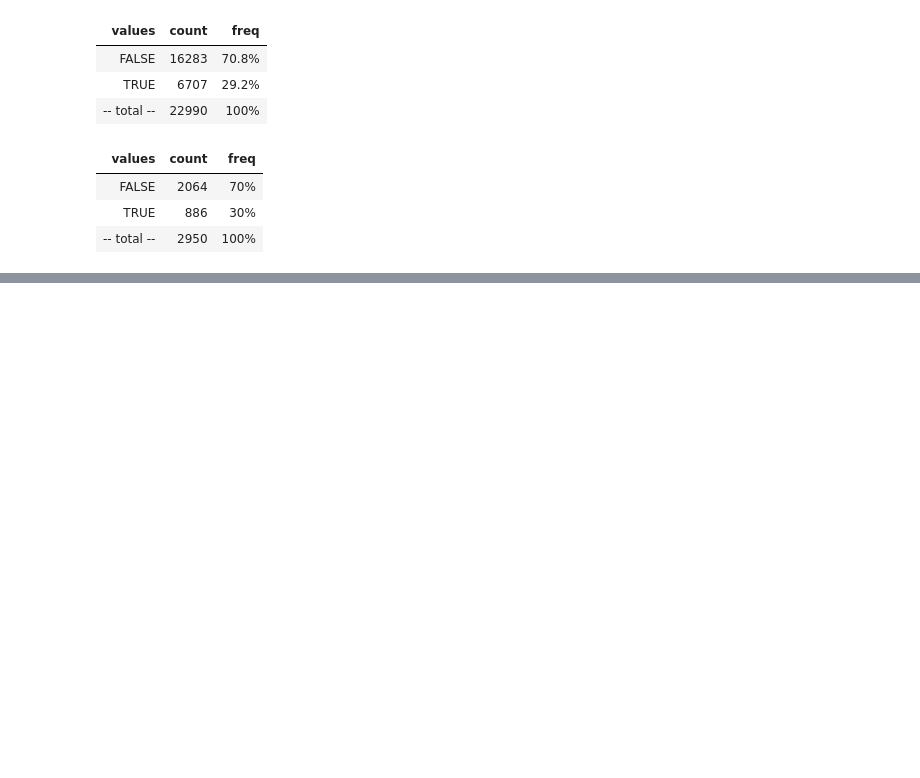
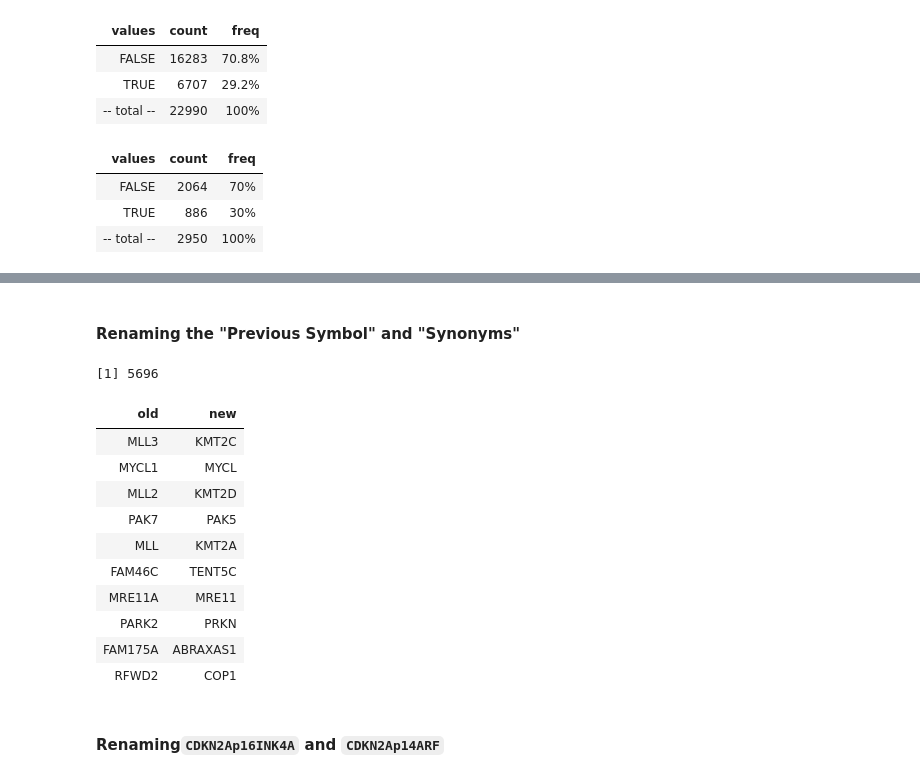
Before and after one commit to ElsaB/impact-annotator, a Jupyter notebook: temp/various.ipynb, the cells around one changed output, grey strips where cells are left out. Drawn from its saved outputs; the diff is of its cells as text; code cells hidden in the pictures; blank space fills up the shorter version.

Commit message:
add Hugo_Symbol correction in final dataset

```diff
--- a/temp/various.ipynb
+++ b/temp/various.ipynb
@@ -179,0 +210,29 @@ get_table(unique(unmatched_keys$Tumor_Sample_Barcode) %in% cbioportal$CASE_ID)
+# %% [markdown]
+#### Renaming the "Previous Symbol" and "Synonyms"
+# %%
+old_Hugo_Symbol = c('MLL3', 'PAK7', 'RFWD2', 'MYCL1', 'MLL2', 'MLL', 'FAM46C', 'MRE11A', 'PARK2', 'FAM175A',
+                    'TCEB1', 'WHSC1', 'WHSC1L1', 'FAM58A', 'SETD8', 'MLL4')
+new_Hugo_Symbol = c('KMT2C', 'PAK5', 'COP1', 'MYCL', 'KMT2D', 'KMT2A', 'TENT5C', 'MRE11', 'PRKN', 'ABRAXAS1',
+                    'ELOC', 'NSD2', 'NSD3', 'CCNQ', 'KMT5A', 'KMT2B')
+
+has_old_symbol <- which(impact$Hugo_Symbol %in% old_Hugo_Symbol)
+length(impact$Hugo_Symbol[has_old_symbol]) # 5696 previous/synonyms symbols!
+# %% [output]
+[1] 5696
+# %%
+dd <- head(unique(impact$Hugo_Symbol[has_old_symbol]), 10)
+dd <- data.frame(dd, new_Hugo_Symbol[match(dd, old_Hugo_Symbol)], row.names = NULL)
+colnames(dd) <- c("old", "new")
+dd
+# %% [output]
+| old | new |
+| MLL3 | KMT2C |
+| MYCL1 | MYCL |
+| MLL2 | KMT2D |
+| PAK7 | PAK5 |
+| MLL | KMT2A |
+| FAM46C | TENT5C |
+| MRE11A | MRE11 |
+| PARK2 | PRKN |
+| FAM175A | ABRAXAS1 |
+| RFWD2 | COP1 |
@@ -179,0 +242,2 @@ get_table(unique(unmatched_keys$Tumor_Sample_Barcode) %in% cbioportal$CASE_ID)
+# %% [markdown]
+#### Renaming`CDKN2Ap16INK4A` and `CDKN2Ap14ARF`
```
Also changed, not shown: parts of 10 cells of this notebook.
